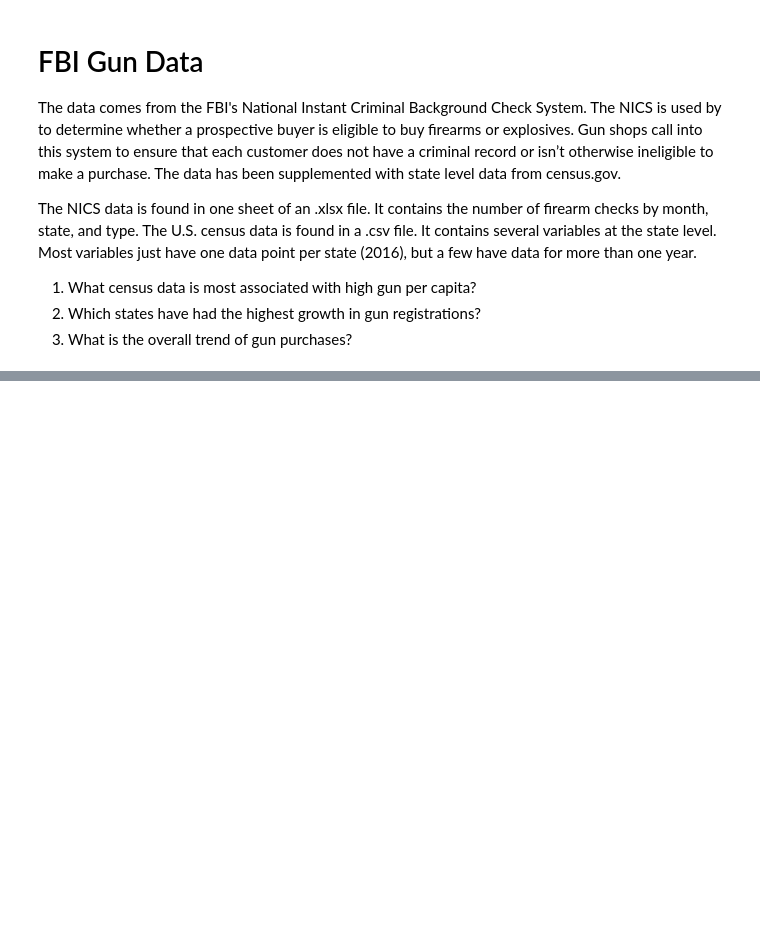
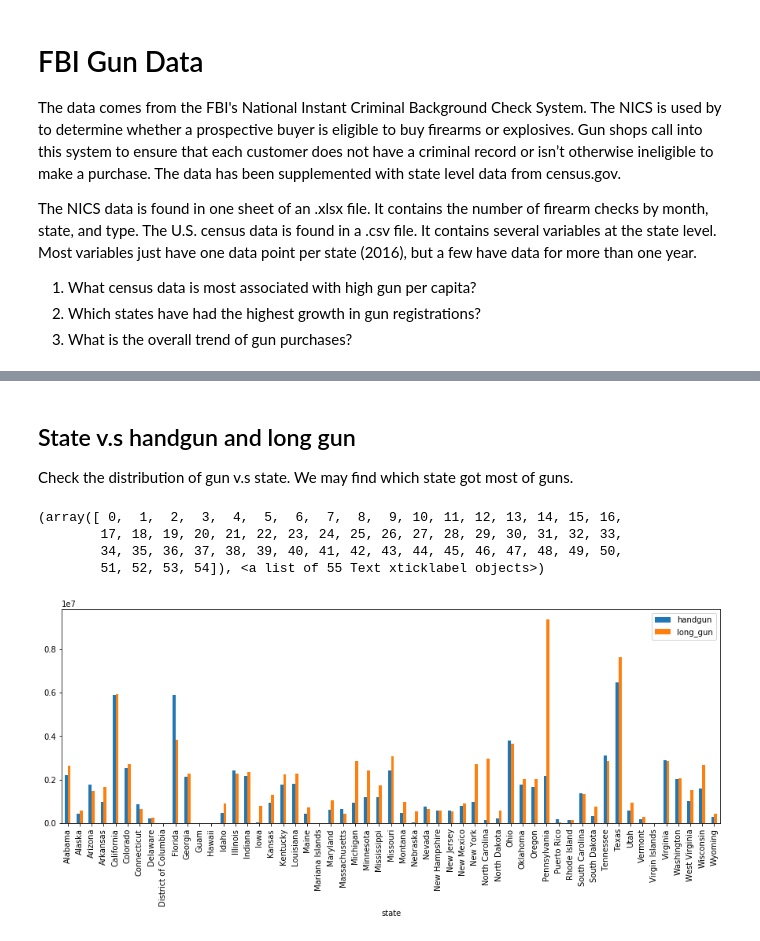
Before and after one commit to xchwan/FBI_Gun_Data_Analysis, a Jupyter notebook: Data_Analysis_Project_gun_data.ipynb, the cells around one changed output, grey strips where cells are left out. Saved outputs shown, nothing was run; the diff lists cells and outputs as text; code cells hidden in the pictures; blank space fills up the shorter version.

```diff
--- a/Data_Analysis_Project_gun_data.ipynb
+++ b/Data_Analysis_Project_gun_data.ipynb
@@ -44,0 +39,14 @@ US_Census_Data.head()
+# %% [markdown]
+## State v.s handgun and long gun
+Check the distribution of gun v.s state. We may find which state got most of guns.
+# %%
+state_vs_gun = gun_data.groupby(['state'], as_index = False)['handgun','long_gun'].sum()
+state_vs_gun.plot(x='state',kind='bar', figsize=(15,5))
+plt.xticks(rotation=90)
+#maybe we can modify y axis
+# %% [output]
+(array([ 0,  1,  2,  3,  4,  5,  6,  7,  8,  9, 10, 11, 12, 13, 14, 15, 16,
+        17, 18, 19, 20, 21, 22, 23, 24, 25, 26, 27, 28, 29, 30, 31, 32, 33,
+        34, 35, 36, 37, 38, 39, 40, 41, 42, 43, 44, 45, 46, 47, 48, 49, 50,
+        51, 52, 53, 54]), <a list of 55 Text xticklabel objects>)
+[figure, added]
```
Also changed, not shown: parts of 13 cells of this notebook.
